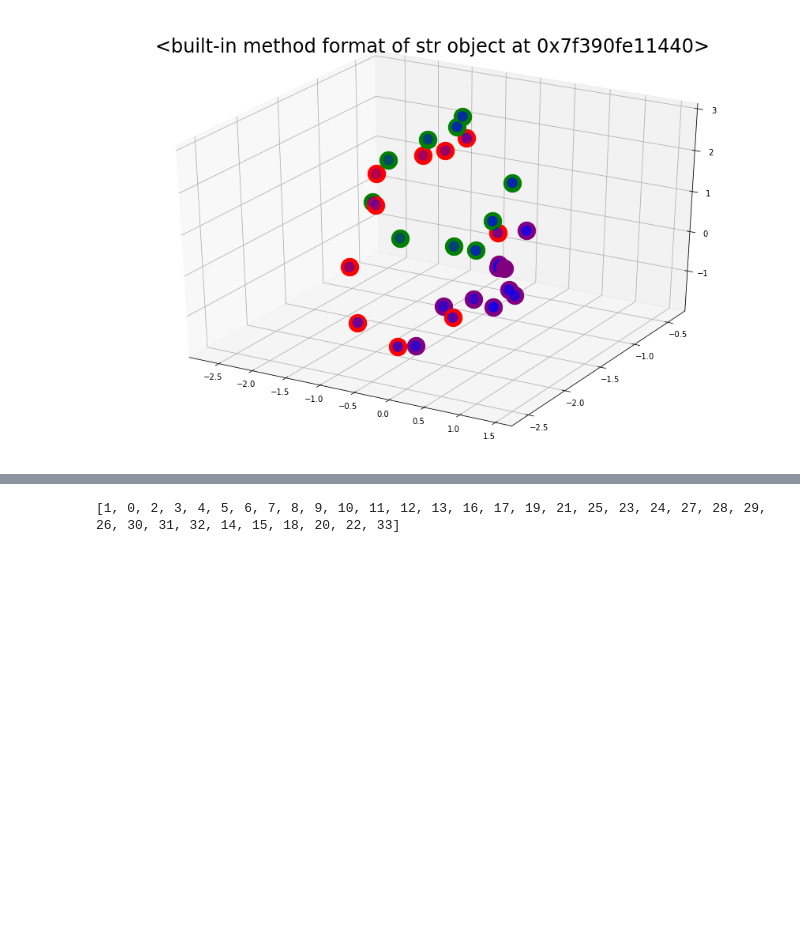
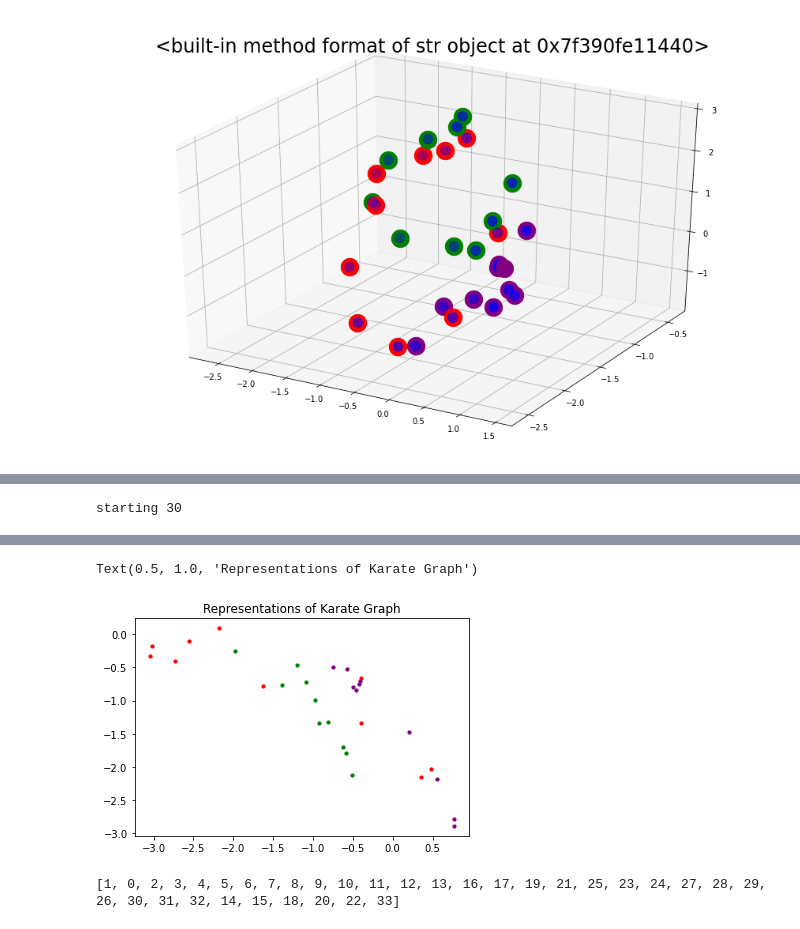
Before and after one commit to seohl16/GNN_RECSYS_paper, a Jupyter notebook: GraphNeuralNetwork/DeepWalk/DeepWalk2.ipynb, the cells around one changed output, grey strips where cells are left out. Cells and saved outputs as stored; diff of their text form; code cells hidden in the pictures; blank space fills up the shorter version.

Commit message:
Update DeepWalk2.ipynb (2d plot added)

```diff
--- a/GraphNeuralNetwork/DeepWalk/DeepWalk2.ipynb
+++ b/GraphNeuralNetwork/DeepWalk/DeepWalk2.ipynb
@@ -112,3 +112,26 @@ WARNING:gensim.models.base_any2vec:consider setting layer size to a multiple of
 WARNING:gensim.models.base_any2vec:under 10 jobs per worker: consider setting a smaller `batch_words' for smoother alpha decay
 starting 30
 [figure]
+# %%
+w = DeepWalk(G, 5, 2, 100, 5)
+embedding = w.train()
+from sklearn.decomposition import PCA
+import matplotlib.pyplot as plt
+
+x_coords = []
+y_coords = []
+word_vectors = [w.embedding.wv[v] for v in w.embedding.wv.vocab.keys()]
+pca = PCA(n_components=2)
+edge_list = w.embedding.wv.vocab
+pca_result = pca.fit_transform(word_vectors)
+for i in list(G.nodes()):
+    vec = embedding.wv[i]
+    x, y = vec[0], vec[1]
+    if i in string.ascii_letters[:10]:
+      plt.scatter(x,y, s=10, c='red')
+    elif i in string.ascii_letters[10:20]:
+      plt.scatter(x,y, s=10, c='green')
+    elif i in string.ascii_letters[20:]:
+      plt.scatter(x,y, s=10, c='purple')
+plt.title("Representations of Karate Graph")
+# %% [output]
@@ -114,0 +139 @@ starting 30
+starting 30
@@ -115,3 +141,5 @@ starting 30
+Text(0.5, 1.0, 'Representations of Karate Graph')
+[figure, added]
 # %%
 # Create a networkx graph object
 my_graph = nx.Graph()
```
Also changed, not shown: parts of 2 cells of this notebook.
